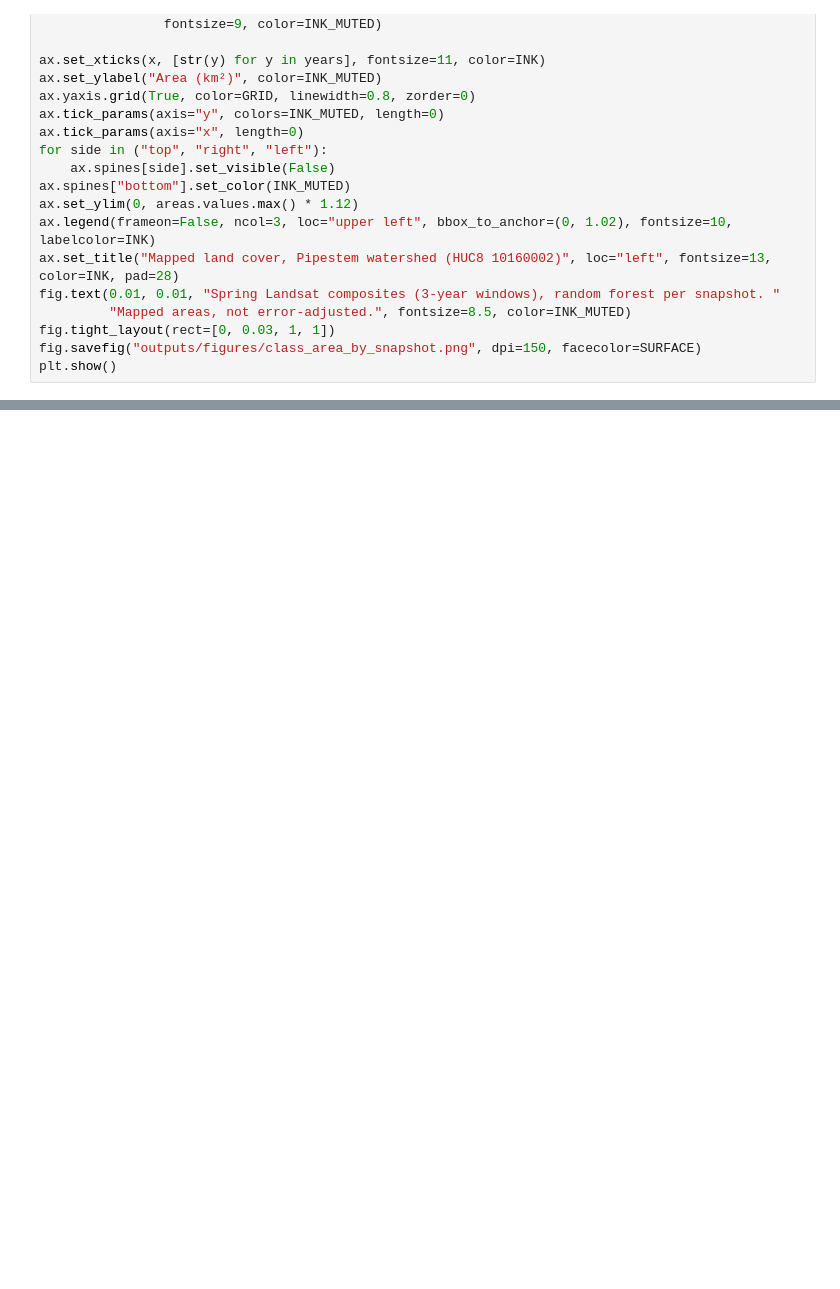
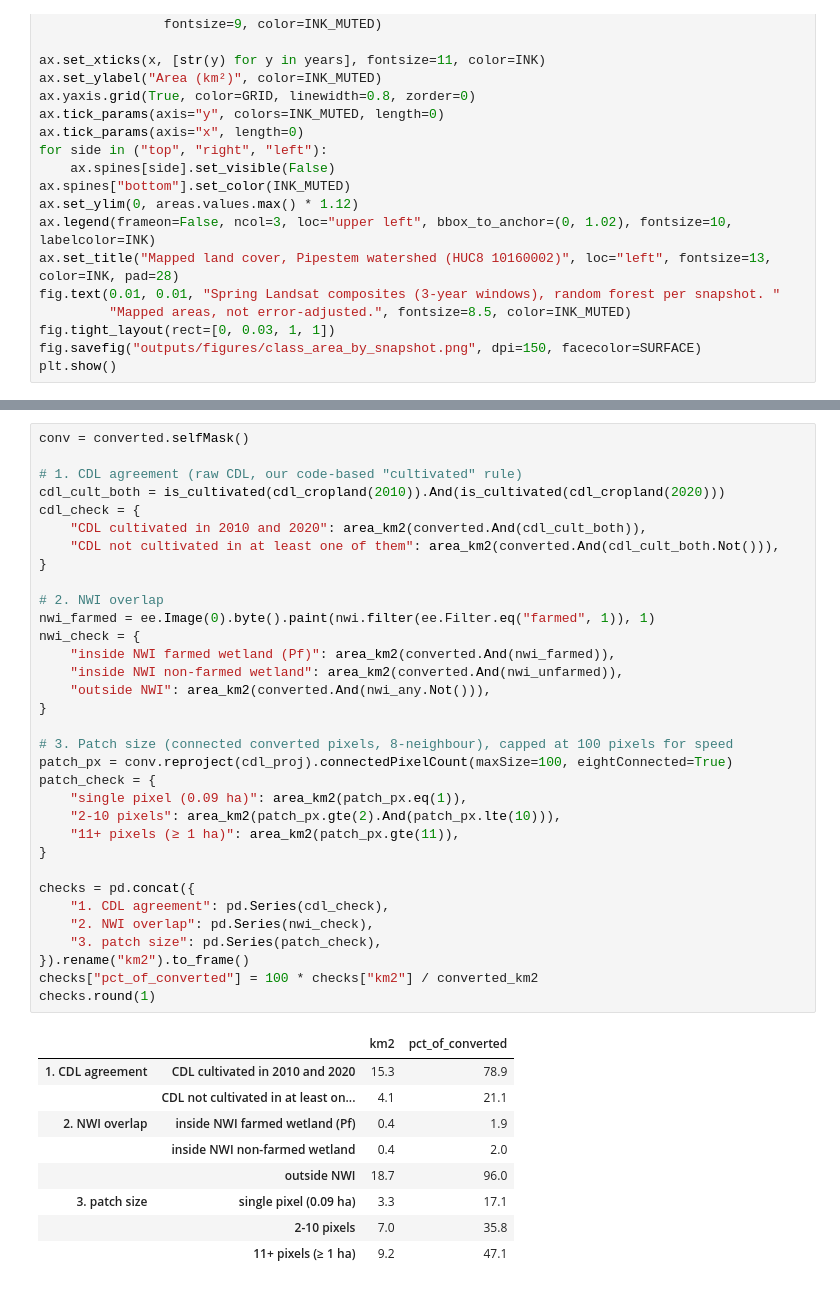
Before and after one commit to liammartin3/agriculture-wetland-loss, a Jupyter notebook: wetland_loss.ipynb, the cells around one changed output, grey strips where cells are left out. Cells and saved outputs as stored; diff of their text form; blank space fills up the shorter version.

Commit message:
Step 7: map persistent wetland-to-cropland conversion and check its plausibility
Co-Authored-By: Claude Opus 5.5 <noreply@anthropic.com>

```diff
--- a/wetland_loss.ipynb
+++ b/wetland_loss.ipynb
@@ -1003,0 +1066,43 @@ plt.show()
+# %%
+conv = converted.selfMask()
+
+# 1. CDL agreement (raw CDL, our code-based "cultivated" rule)
+cdl_cult_both = is_cultivated(cdl_cropland(2010)).And(is_cultivated(cdl_cropland(2020)))
+cdl_check = {
+    "CDL cultivated in 2010 and 2020": area_km2(converted.And(cdl_cult_both)),
+    "CDL not cultivated in at least one of them": area_km2(converted.And(cdl_cult_both.Not())),
+}
+
+# 2. NWI overlap
+nwi_farmed = ee.Image(0).byte().paint(nwi.filter(ee.Filter.eq("farmed", 1)), 1)
+nwi_check = {
+    "inside NWI farmed wetland (Pf)": area_km2(converted.And(nwi_farmed)),
+    "inside NWI non-farmed wetland": area_km2(converted.And(nwi_unfarmed)),
+    "outside NWI": area_km2(converted.And(nwi_any.Not())),
+}
+
+# 3. Patch size (connected converted pixels, 8-neighbour), capped at 100 pixels for speed
+patch_px = conv.reproject(cdl_proj).connectedPixelCount(maxSize=100, eightConnected=True)
+patch_check = {
+    "single pixel (0.09 ha)": area_km2(patch_px.eq(1)),
+    "2-10 pixels": area_km2(patch_px.gte(2).And(patch_px.lte(10))),
+    "11+ pixels (≥ 1 ha)": area_km2(patch_px.gte(11)),
+}
+
+checks = pd.concat({
+    "1. CDL agreement": pd.Series(cdl_check),
+    "2. NWI overlap": pd.Series(nwi_check),
+    "3. patch size": pd.Series(patch_check),
+}).rename("km2").to_frame()
+checks["pct_of_converted"] = 100 * checks["km2"] / converted_km2
+checks.round(1)
+# %% [output]
+|  |  | km2 | pct_of_converted |
+| 1. CDL agreement | CDL cultivated in 2010 and 2020 | 15.3 | 78.9 |
+|  | CDL not cultivated in at least on... | 4.1 | 21.1 |
+| 2. NWI overlap | inside NWI farmed wetland (Pf) | 0.4 | 1.9 |
+|  | inside NWI non-farmed wetland | 0.4 | 2.0 |
+|  | outside NWI | 18.7 | 96.0 |
+| 3. patch size | single pixel (0.09 ha) | 3.3 | 17.1 |
+|  | 2-10 pixels | 7.0 | 35.8 |
+|  | 11+ pixels (≥ 1 ha) | 9.2 | 47.1 |
```
Also changed, not shown: parts of 5 cells of this notebook, 2 other files.
